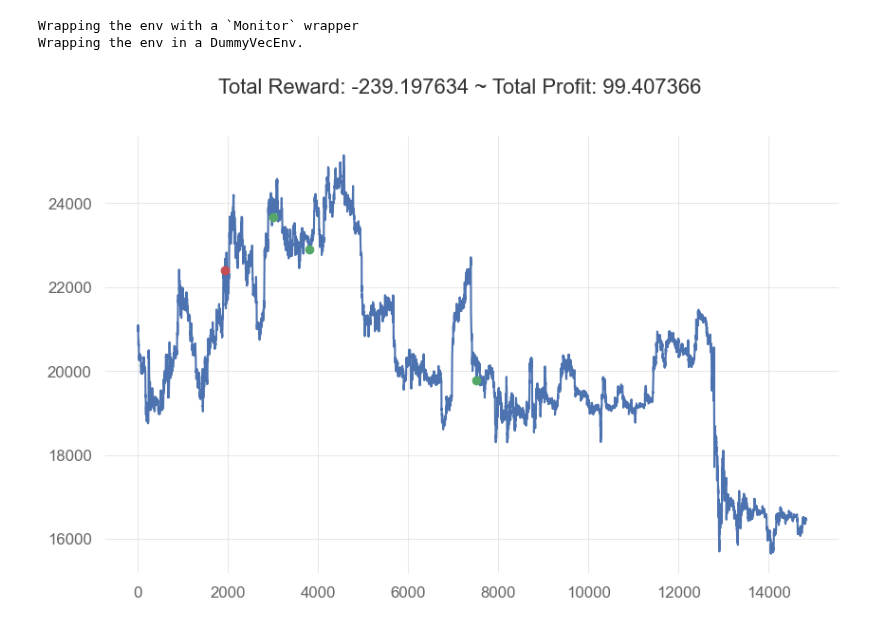
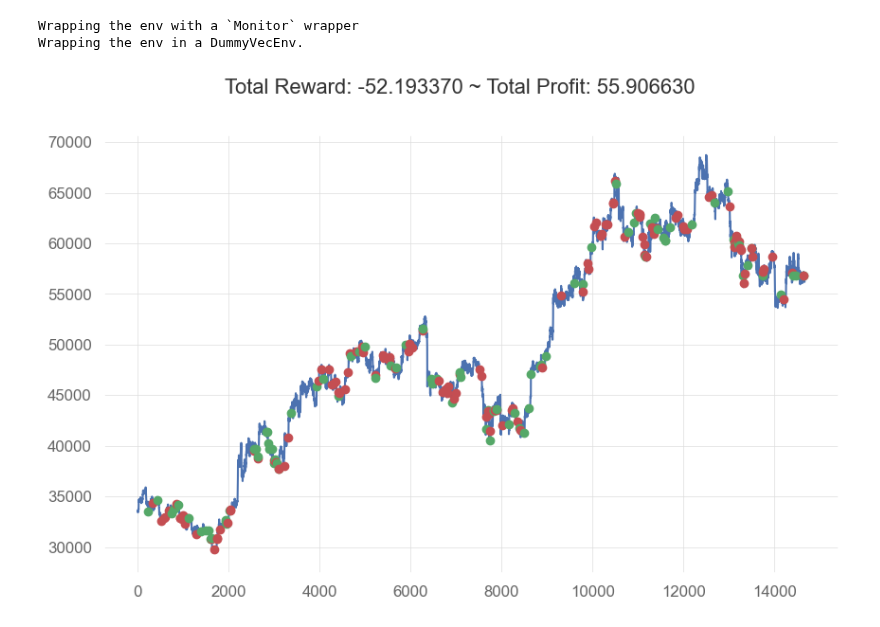
Before and after one commit to zizzs3228/trading, a Jupyter notebook: AIbot.ipynb, the cells around one changed output. Cells and saved outputs as stored; diff of their text form; code cells hidden in the pictures.

```diff
--- a/AIbot.ipynb
+++ b/AIbot.ipynb
@@ -36,7 +36,7 @@ def add_signals(env):
     start = env.frame_bound[0] - env.window_size
     end = env.frame_bound[1]
     prices = env.df.loc[:,'Close'].to_numpy()[start:end]
-    signal_features = env.df.loc[:,['PCTOpen','PCTHigh','PCTLow','PCTClose','PCTVolume','RSX']].to_numpy()[start:end]
+    signal_features = env.df.loc[:,['PCTOpen','PCTHigh','PCTLow','PCTClose','PCTVolume','RSX','SLOPE']].to_numpy()[start:end]
     return prices, signal_features
 
 class MyCustomEnv(StocksEnv):
@@ -75,8 +75,9 @@ enddf['RSX'] = ta.rsx(enddf['Close'],21)
 # traindf['ER'] = ta.er(traindf['Close'])
 # testdf['ER'] = ta.er(testdf['Close'])
 
-# traindf['SLOPE'] = ta.slope(traindf['Close'])
-# testdf['SLOPE']= ta.slope(testdf['Close'])
+traindf['SLOPE'] = ta.slope(traindf['Close'],200)
+testdf['SLOPE']= ta.slope(testdf['Close'],200)
+enddf['SLOPE']= ta.slope(enddf['Close'],200)
 
 
 # traindf['hammer'] = ta.cdl_pattern(traindf['Open'],traindf['High'],traindf['Low'],traindf['Close'],name="hammer")
@@ -152,33 +153,32 @@ num_cpu = 1
 #     model.learn(total_timesteps=TIMESTEPS,reset_num_timesteps=False,tb_log_name=modelname)
 #     model.save(os.path.join(f'{model_path}',f'{TIMESTEPS*i}'))
 # %%
-env = MyCustomEnv(df=enddf, frame_bound=(start_index+50,end_index), window_size=window_size)
+env = MyCustomEnv(df=traindf, frame_bound=(start_index+202,end_index), window_size=window_size)
 
 profit = []
 results = []
-model = PPO.load('models\\test120CR-1\\200000.zip',env=env)
+model = PPO.load('models\\test146\\170000.zip',env=env)
 
 obs = env.reset()
-# print(f'Test №{i}')
 
 while True:
     action, state = model.predict(obs)
     obs, reward, done, info = env.step(action)
     results.append(info['total_profit'])
     # rewards.append(reward)
     if done:
         break
     # profit.append(info['total_profit'])
 # print(info['total_profit'])
 plt.cla()
 env.render_all()
 plt.show()
 # plt.scatter(range(len(rewards)), rewards)
 # plt.show()
 # %% [output]
 Wrapping the env with a `Monitor` wrapper
 Wrapping the env in a DummyVecEnv.
-[figure, old version]
+[figure, new version]
 # %%
 # results = {'deposit':results}
 # results = pd.DataFrame(results)
```
Also changed, not shown: 2 other files.
